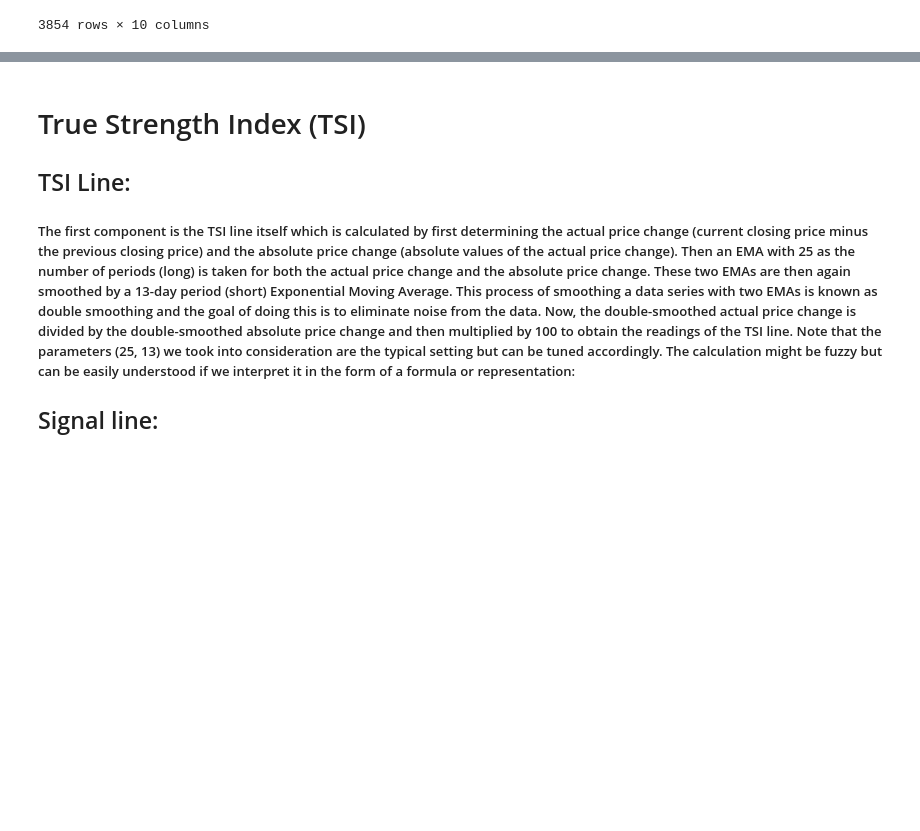
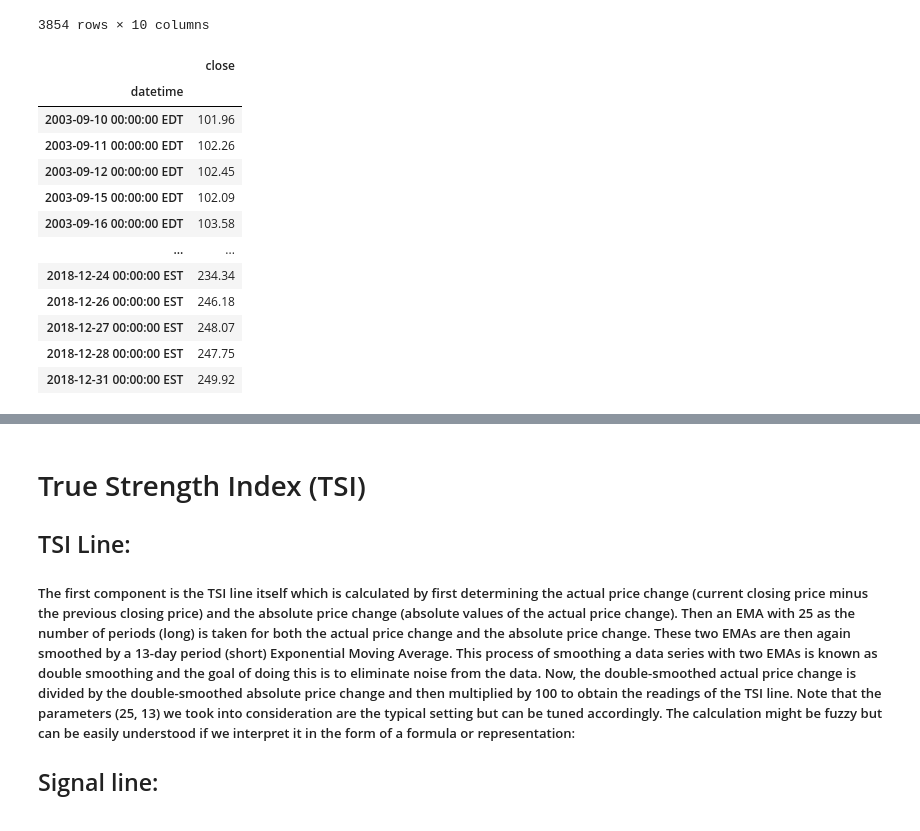
Before and after one commit to Yunbo-max/Quant, a Jupyter notebook: Strategy/Equity/Indicatior_TSI/RSI/TSI_Strategy_dev_add_rsi.ipynb, the cells around one changed output, grey strips where cells are left out. Drawn from its saved outputs; the diff is of its cells as text; code cells hidden in the pictures; blank space fills up the shorter version.

```diff
--- a/Strategy/Equity/Indicatior_TSI/RSI/TSI_Strategy_dev_add_rsi.ipynb
+++ b/Strategy/Equity/Indicatior_TSI/RSI/TSI_Strategy_dev_add_rsi.ipynb
@@ -165,16 +165,28 @@ data
 # %%
 # As
 import pandas as pd
 import matplotlib.pyplot as plt
 from matplotlib.ticker import MaxNLocator
 
 df = pd.DataFrame()
 df["close"] = data["close"]
 df["datetime"] = data["datetime"]
 # Calculate the Simple Moving Average (SMA)
-df["SMA"] = df["close"].rolling(window=200).mean()
 #suming df is your DataFrame with columns 'close', 'datetime', and 'SMA'
 df.set_index('datetime', inplace=True)
 
-print(df)
+df
 # %% [output]
+|  | close |
+| datetime |  |
+| 2003-09-10 00:00:00 EDT | 101.96 |
+| 2003-09-11 00:00:00 EDT | 102.26 |
+| 2003-09-12 00:00:00 EDT | 102.45 |
+| 2003-09-15 00:00:00 EDT | 102.09 |
+| 2003-09-16 00:00:00 EDT | 103.58 |
+| ... | ... |
+| 2018-12-24 00:00:00 EST | 234.34 |
+| 2018-12-26 00:00:00 EST | 246.18 |
+| 2018-12-27 00:00:00 EST | 248.07 |
+| 2018-12-28 00:00:00 EST | 247.75 |
+| 2018-12-31 00:00:00 EST | 249.92 |
```
Also changed, not shown: parts of 2 cells of this notebook, 2 other files.
